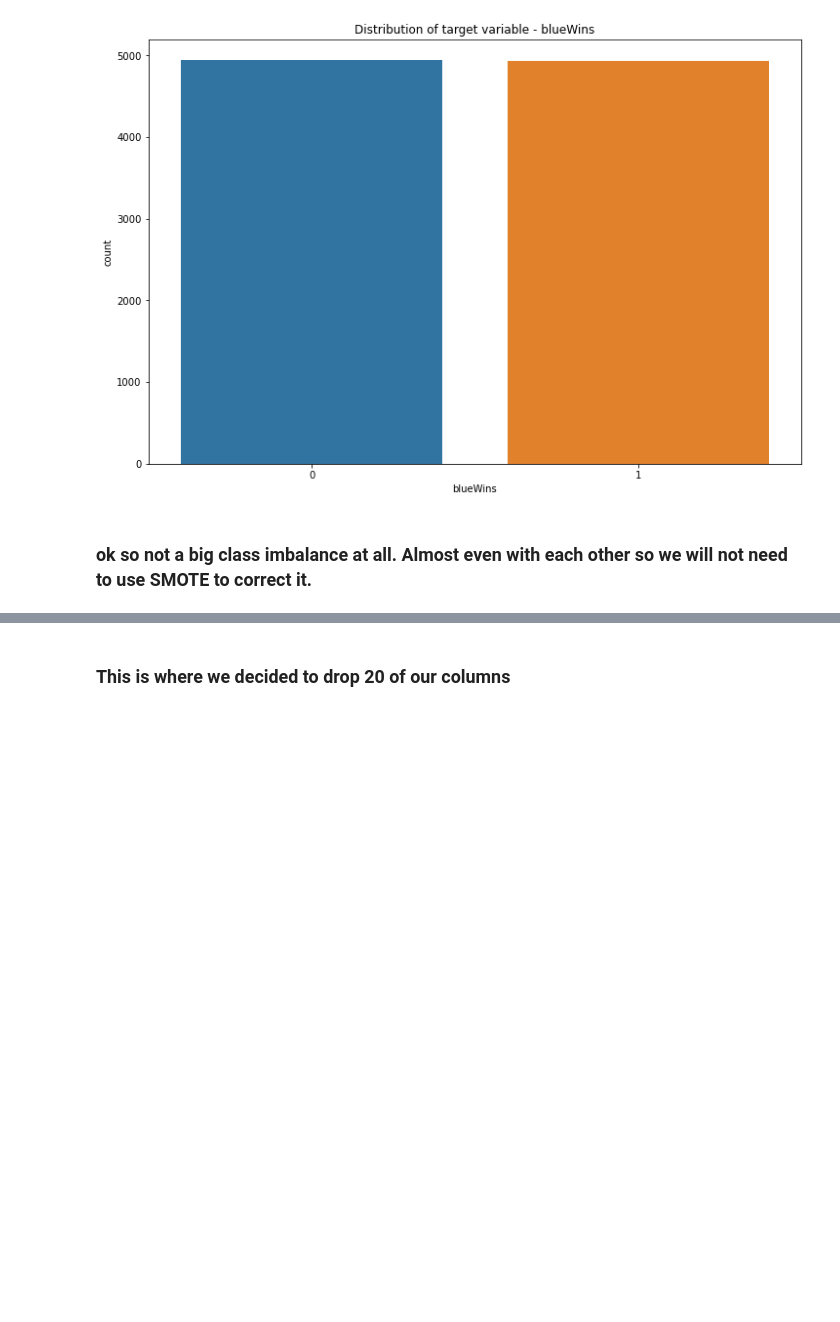
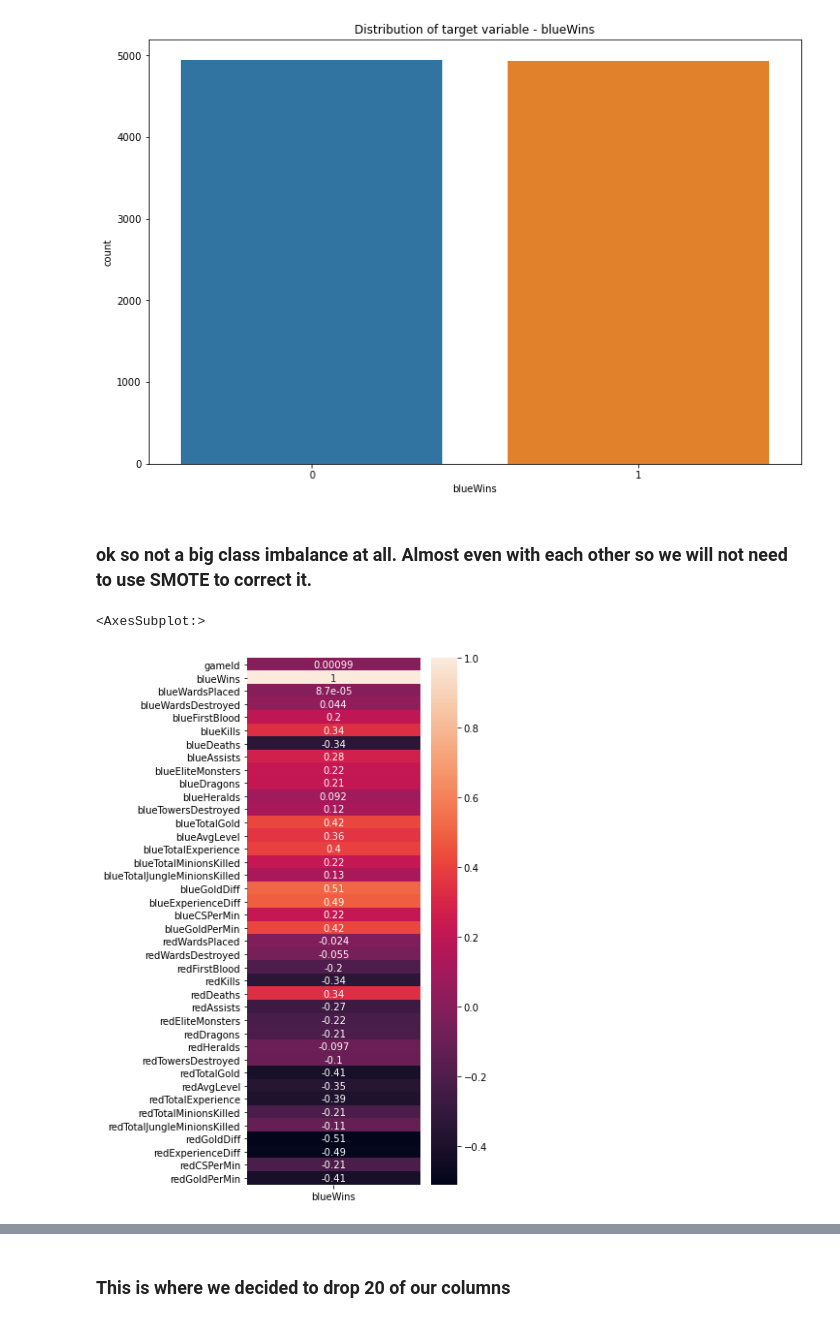
Before and after one commit to krvosen/bsc-phase-three-project, a Jupyter notebook: notebooks/exploratory/Kyle/FinalMaybe.ipynb, the cells around one changed output, grey strips where cells are left out. Saved outputs shown, nothing was run; the diff lists cells and outputs as text; code cells hidden in the pictures; blank space fills up the shorter version.

```diff
--- a/notebooks/exploratory/Kyle/FinalMaybe.ipynb
+++ b/notebooks/exploratory/Kyle/FinalMaybe.ipynb
@@ -67,3 +67,9 @@ Name: blueWins, dtype: int64
 [figure]
 # %% [markdown]
 ### ok so not a big class imbalance at all. Almost even with each other so we will not need to use SMOTE to correct it.
+# %%
+fig = plt.figure(figsize=(4, 10))
+sns.heatmap(df.corr()[['blueWins']], annot=True)
+# %% [output]
+<AxesSubplot:>
+[figure, added]
```
Also changed, not shown: parts of 9 cells of this notebook, 2 other files.
